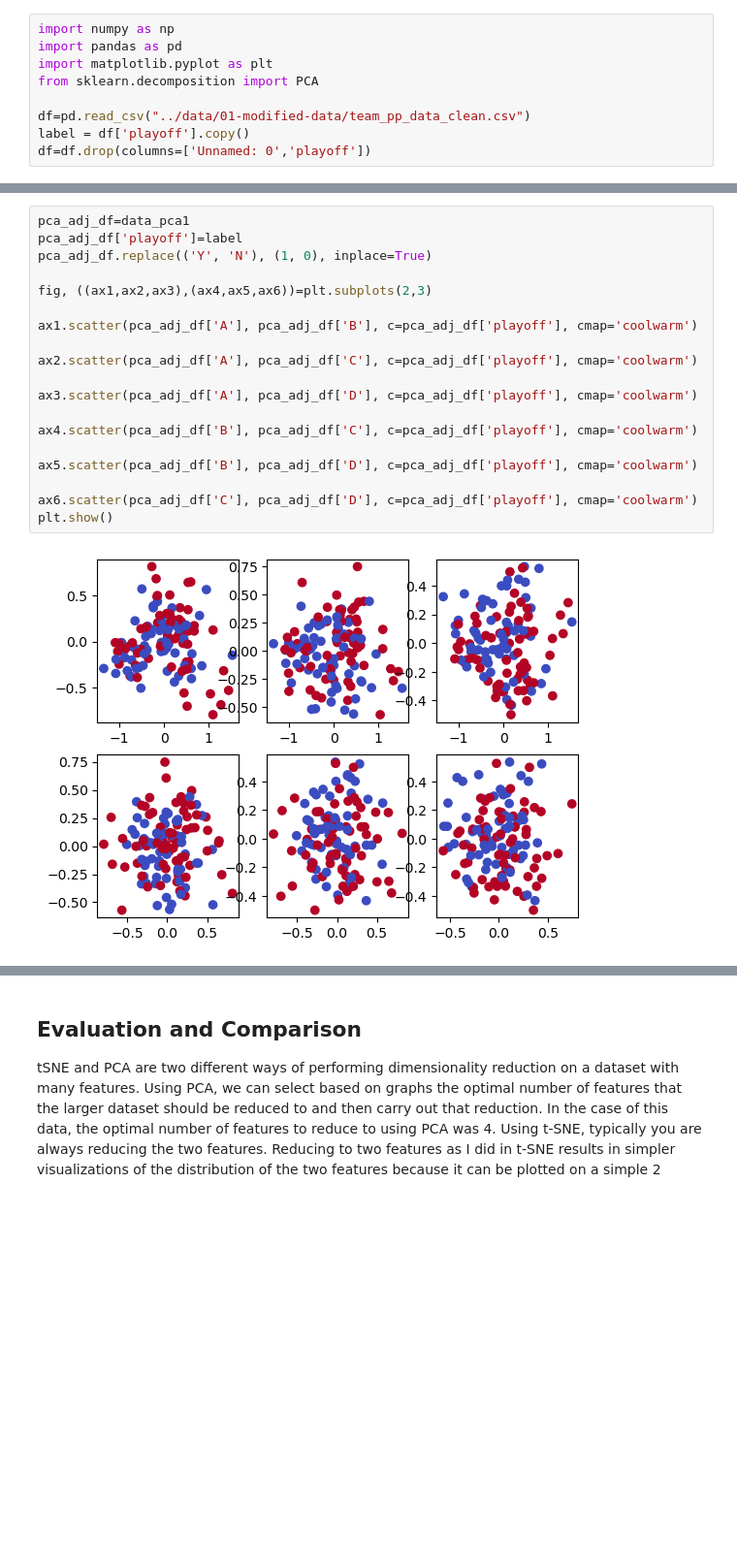
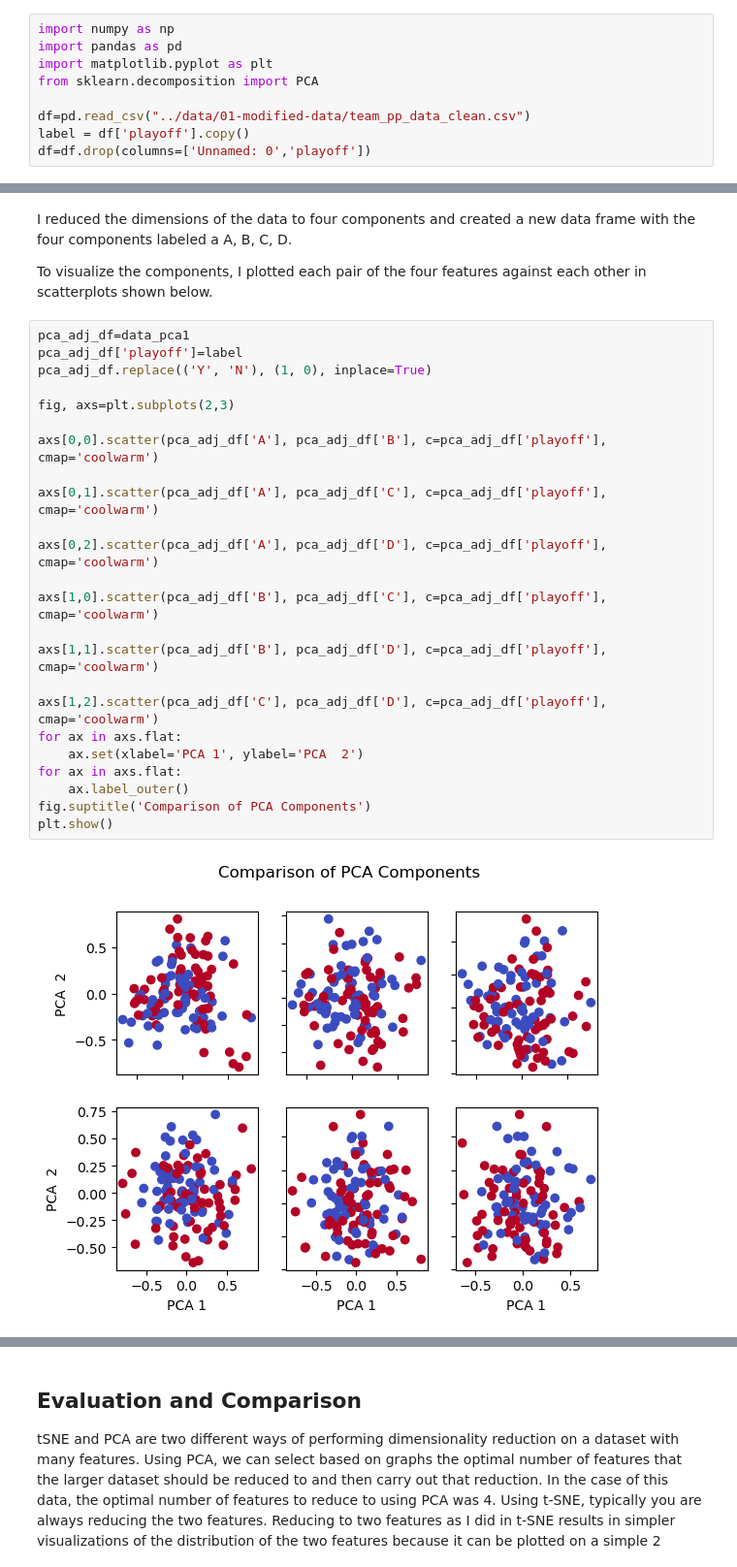
Before and after one commit to anly501/dsan-5000-project-geh1221, a Jupyter notebook: project-website/dimensionality-reduction.ipynb, the cells around one changed output, grey strips where cells are left out. Shown at 97% size. Saved outputs shown, nothing was run; the diff lists cells and outputs as text; blank space fills up the shorter version.

```diff
--- a/project-website/dimensionality-reduction.ipynb
+++ b/project-website/dimensionality-reduction.ipynb
@@ -70,21 +86,30 @@ data_pca1=pd.DataFrame(data_pca1,columns=['A','B','C','D'])
+# %% [markdown]
+I reduced the dimensions of the data to four components and created a new data frame with the four components labeled a A, B, C, D.
+
+To visualize the components, I plotted each pair of the four features against each other in scatterplots shown below.
 # %%
 pca_adj_df=data_pca1
 pca_adj_df['playoff']=label
 pca_adj_df.replace(('Y', 'N'), (1, 0), inplace=True)
 
-fig, ((ax1,ax2,ax3),(ax4,ax5,ax6))=plt.subplots(2,3)
+fig, axs=plt.subplots(2,3)
 
-ax1.scatter(pca_adj_df['A'], pca_adj_df['B'], c=pca_adj_df['playoff'], cmap='coolwarm')
+axs[0,0].scatter(pca_adj_df['A'], pca_adj_df['B'], c=pca_adj_df['playoff'], cmap='coolwarm')
 
-ax2.scatter(pca_adj_df['A'], pca_adj_df['C'], c=pca_adj_df['playoff'], cmap='coolwarm')
+axs[0,1].scatter(pca_adj_df['A'], pca_adj_df['C'], c=pca_adj_df['playoff'], cmap='coolwarm')
 
-ax3.scatter(pca_adj_df['A'], pca_adj_df['D'], c=pca_adj_df['playoff'], cmap='coolwarm')
+axs[0,2].scatter(pca_adj_df['A'], pca_adj_df['D'], c=pca_adj_df['playoff'], cmap='coolwarm')
 
-ax4.scatter(pca_adj_df['B'], pca_adj_df['C'], c=pca_adj_df['playoff'], cmap='coolwarm')
+axs[1,0].scatter(pca_adj_df['B'], pca_adj_df['C'], c=pca_adj_df['playoff'], cmap='coolwarm')
 
-ax5.scatter(pca_adj_df['B'], pca_adj_df['D'], c=pca_adj_df['playoff'], cmap='coolwarm')
+axs[1,1].scatter(pca_adj_df['B'], pca_adj_df['D'], c=pca_adj_df['playoff'], cmap='coolwarm')
 
-ax6.scatter(pca_adj_df['C'], pca_adj_df['D'], c=pca_adj_df['playoff'], cmap='coolwarm')
+axs[1,2].scatter(pca_adj_df['C'], pca_adj_df['D'], c=pca_adj_df['playoff'], cmap='coolwarm')
+for ax in axs.flat:
+    ax.set(xlabel='PCA 1', ylabel='PCA  2')
+for ax in axs.flat:
+    ax.label_outer()
+fig.suptitle('Comparison of PCA Components')
 plt.show()
 # %% [output]
-[figure, old version]
+[figure, new version]
```
Also changed, not shown: parts of 19 cells of this notebook, 55 other files.
